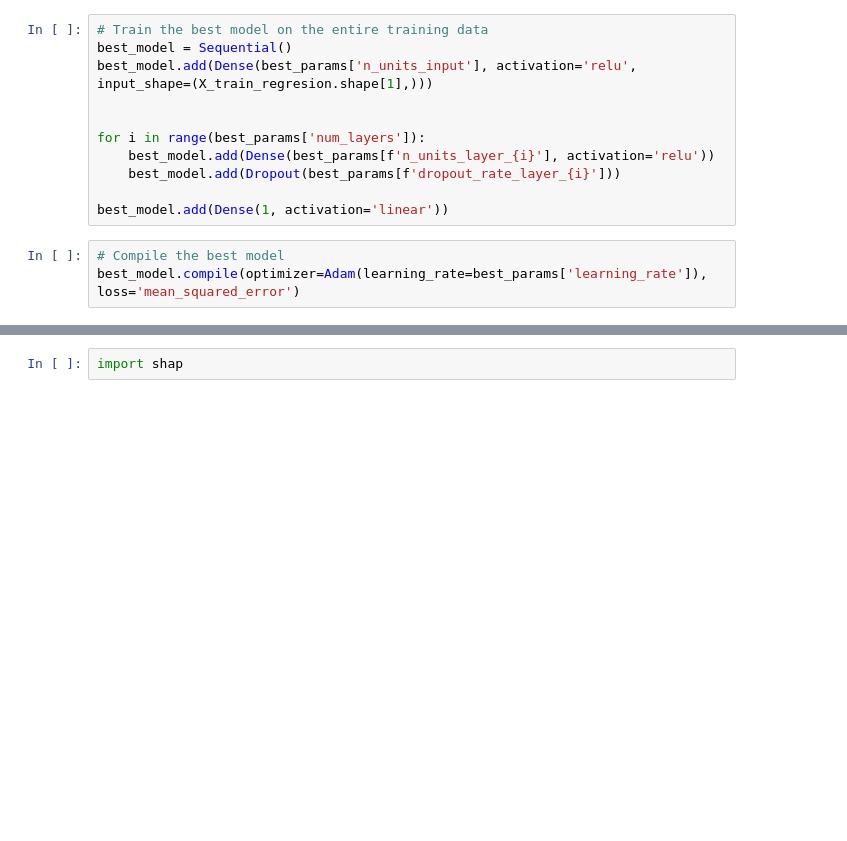
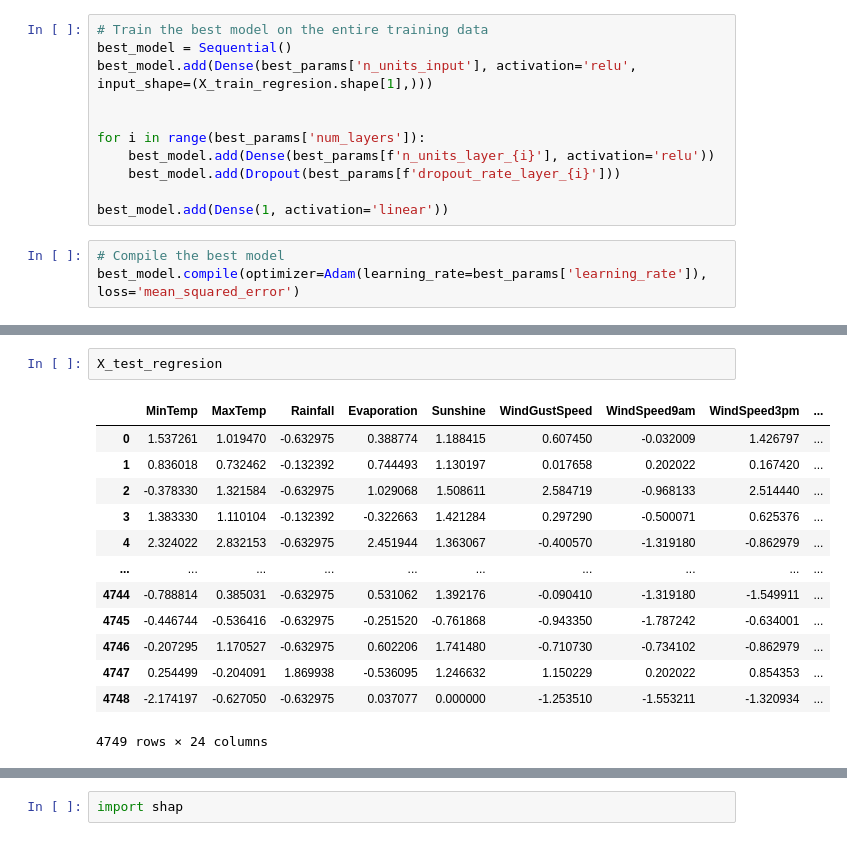
Before and after one commit to itssofiarce/AA1-TUIA-Petetta-Arce, a Jupyter notebook: regr_nn.ipynb, the cells around one changed output, grey strips where cells are left out. Drawn from its saved outputs; the diff is of its cells as text; blank space fills up the shorter version.

```diff
--- a/regr_nn.ipynb
+++ b/regr_nn.ipynb
@@ -325,3 +331,19 @@ best_model.fit(X_train_regresion, y_train_regresion, epochs=10, batch_size=64, v
+# %%
+X_test_regresion
+# %% [output]
+|  | MinTemp | MaxTemp | Rainfall | Evaporation | Sunshine | WindGustSpeed | WindSpeed9am | WindSpeed3pm | ... |
+| 0 | 1.537261 | 1.019470 | -0.632975 | 0.388774 | 1.188415 | 0.607450 | -0.032009 | 1.426797 | ... |
+| 1 | 0.836018 | 0.732462 | -0.132392 | 0.744493 | 1.130197 | 0.017658 | 0.202022 | 0.167420 | ... |
+| 2 | -0.378330 | 1.321584 | -0.632975 | 1.029068 | 1.508611 | 2.584719 | -0.968133 | 2.514440 | ... |
+| 3 | 1.383330 | 1.110104 | -0.132392 | -0.322663 | 1.421284 | 0.297290 | -0.500071 | 0.625376 | ... |
+| 4 | 2.324022 | 2.832153 | -0.632975 | 2.451944 | 1.363067 | -0.400570 | -1.319180 | -0.862979 | ... |
+| ... | ... | ... | ... | ... | ... | ... | ... | ... | ... |
+| 4744 | -0.788814 | 0.385031 | -0.632975 | 0.531062 | 1.392176 | -0.090410 | -1.319180 | -1.549911 | ... |
+| 4745 | -0.446744 | -0.536416 | -0.632975 | -0.251520 | -0.761868 | -0.943350 | -1.787242 | -0.634001 | ... |
+| 4746 | -0.207295 | 1.170527 | -0.632975 | 0.602206 | 1.741480 | -0.710730 | -0.734102 | -0.862979 | ... |
+| 4747 | 0.254499 | -0.204091 | 1.869938 | -0.536095 | 1.246632 | 1.150229 | 0.202022 | 0.854353 | ... |
+| 4748 | -2.174197 | -0.627050 | -0.632975 | 0.037077 | 0.000000 | -1.253510 | -1.553211 | -1.320934 | ... |
+4749 rows × 24 columns
 # %%
 # Evaluate the best model
 train_scores = best_model.evaluate(X_train_regresion, y_train_regresion, verbose=0)
```
Also changed, not shown: parts of 16 cells of this notebook.
